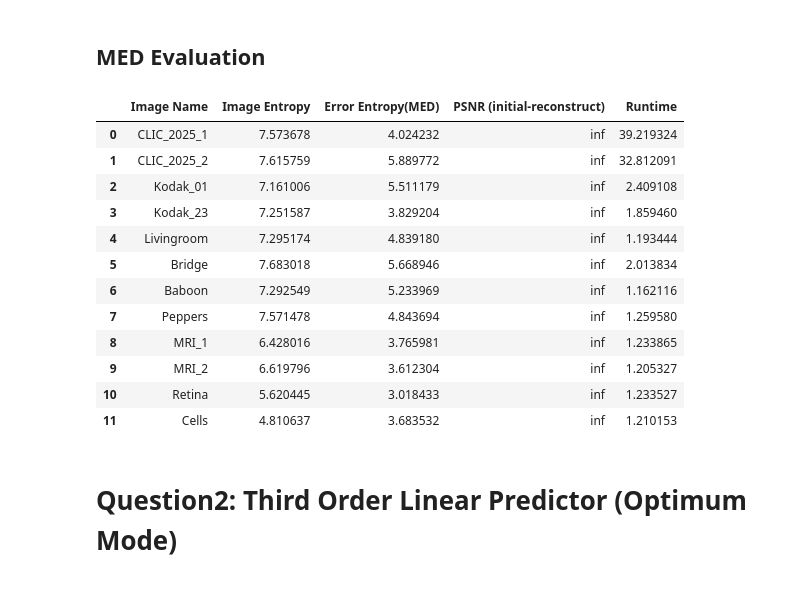
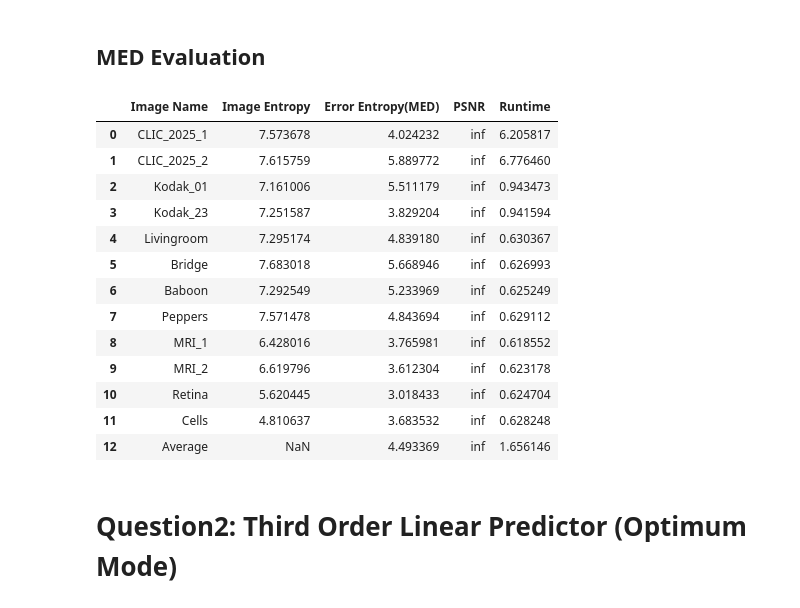
Before and after one commit to pouriaSameti/Advanced-Multimedia-Systems, a Jupyter notebook: Exercise 2/code.ipynb, the cells around one changed output. Drawn from its saved outputs; the diff is of its cells as text; code cells hidden in the pictures.

```diff
--- a/Exercise 2/code.ipynb
+++ b/Exercise 2/code.ipynb
@@ -107,39 +107,46 @@ def med_reconstructor(error_image):
 # %%
 test_path = ['Images/CLIC_2025_1.png', 'Images/CLIC_2025_2.png', 'Images/Kodak_01.png', 'Images/Kodak_23.png',
              'Images/Livingroom.tif', 'Images/Bridge.tif', 'Images/Baboon.tif', 'Images/Peppers.bmp',
              'Images/MRI_1.tif', 'Images/MRI_2.tif', 'Images/Retina.tif', 'Images/Cells.png']
 
 evaluation_table_med = []
 for image_name in test_path:
     name = image_name.split('/')[1].split('.')[0]
     image = cv2.imread(image_name, cv2.IMREAD_UNCHANGED)
 
     start_time = time.time()
     med_error = med_predictor(image)
     med_reconstruct = med_reconstructor(med_error)
     end_time = time.time()
     runtime = end_time - start_time
 
     evaluation_table_med.append({'Image Name': name,'Image Entropy': my_entropy(image),
-                                 'Error Entropy(MED)': my_entropy(med_error), 'PSNR (initial-reconstruct)': peak_signal_noise_ratio(image, med_reconstruct),
+                                 'Error Entropy(MED)': my_entropy(med_error), 'PSNR': peak_signal_noise_ratio(image, med_reconstruct),
                                  'Runtime': runtime})
 
 evaluation_table_med = pd.DataFrame(evaluation_table_med)
+
+# Average Row
+error_entropy_mean_med = evaluation_table_med['Error Entropy(MED)'].mean()
+runtime_mean_med = evaluation_table_med['Runtime'].mean()
+evaluation_table_med.loc[len(evaluation_table_med)] = {"Image Name": "Average", 'Error Entropy(MED)': error_entropy_mean_med,
+                                                       "PSNR": np.inf, "Runtime": runtime_mean_med}
 evaluation_table_med
 # %% [output]
-|  | Image Name | Image Entropy | Error Entropy(MED) | PSNR (initial-reconstruct) | Runtime |
-| 0 | CLIC_2025_1 | 7.573678 | 4.024232 | inf | 39.219324 |
-| 1 | CLIC_2025_2 | 7.615759 | 5.889772 | inf | 32.812091 |
-| 2 | Kodak_01 | 7.161006 | 5.511179 | inf | 2.409108 |
-| 3 | Kodak_23 | 7.251587 | 3.829204 | inf | 1.859460 |
-| 4 | Livingroom | 7.295174 | 4.839180 | inf | 1.193444 |
-| 5 | Bridge | 7.683018 | 5.668946 | inf | 2.013834 |
-| 6 | Baboon | 7.292549 | 5.233969 | inf | 1.162116 |
-| 7 | Peppers | 7.571478 | 4.843694 | inf | 1.259580 |
-| 8 | MRI_1 | 6.428016 | 3.765981 | inf | 1.233865 |
-| 9 | MRI_2 | 6.619796 | 3.612304 | inf | 1.205327 |
-| 10 | Retina | 5.620445 | 3.018433 | inf | 1.233527 |
-| 11 | Cells | 4.810637 | 3.683532 | inf | 1.210153 |
+|  | Image Name | Image Entropy | Error Entropy(MED) | PSNR | Runtime |
+| 0 | CLIC_2025_1 | 7.573678 | 4.024232 | inf | 6.205817 |
+| 1 | CLIC_2025_2 | 7.615759 | 5.889772 | inf | 6.776460 |
+| 2 | Kodak_01 | 7.161006 | 5.511179 | inf | 0.943473 |
+| 3 | Kodak_23 | 7.251587 | 3.829204 | inf | 0.941594 |
+| 4 | Livingroom | 7.295174 | 4.839180 | inf | 0.630367 |
+| 5 | Bridge | 7.683018 | 5.668946 | inf | 0.626993 |
+| 6 | Baboon | 7.292549 | 5.233969 | inf | 0.625249 |
+| 7 | Peppers | 7.571478 | 4.843694 | inf | 0.629112 |
+| 8 | MRI_1 | 6.428016 | 3.765981 | inf | 0.618552 |
+| 9 | MRI_2 | 6.619796 | 3.612304 | inf | 0.623178 |
+| 10 | Retina | 5.620445 | 3.018433 | inf | 0.624704 |
+| 11 | Cells | 4.810637 | 3.683532 | inf | 0.628248 |
+| 12 | Average | NaN | 4.493369 | inf | 1.656146 |
 # %% [markdown]
 # Question2: Third Order Linear Predictor (Optimum Mode)
 # %% [markdown]
```
Also changed, not shown: parts of 8 cells of this notebook.
